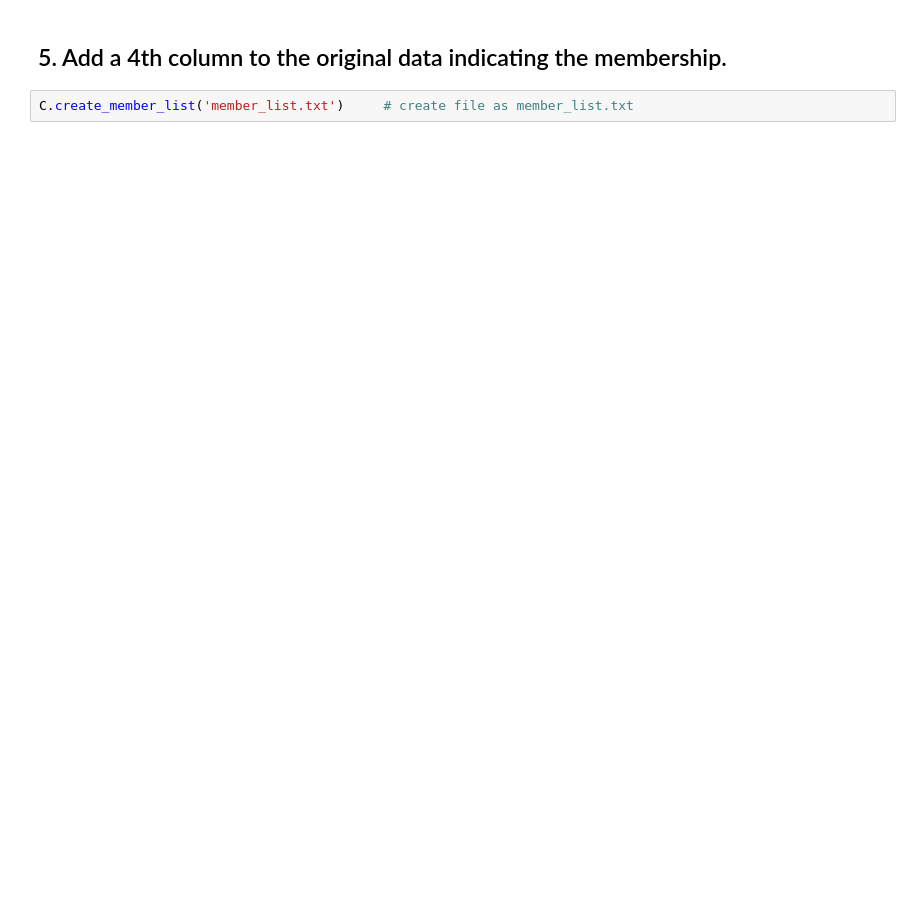
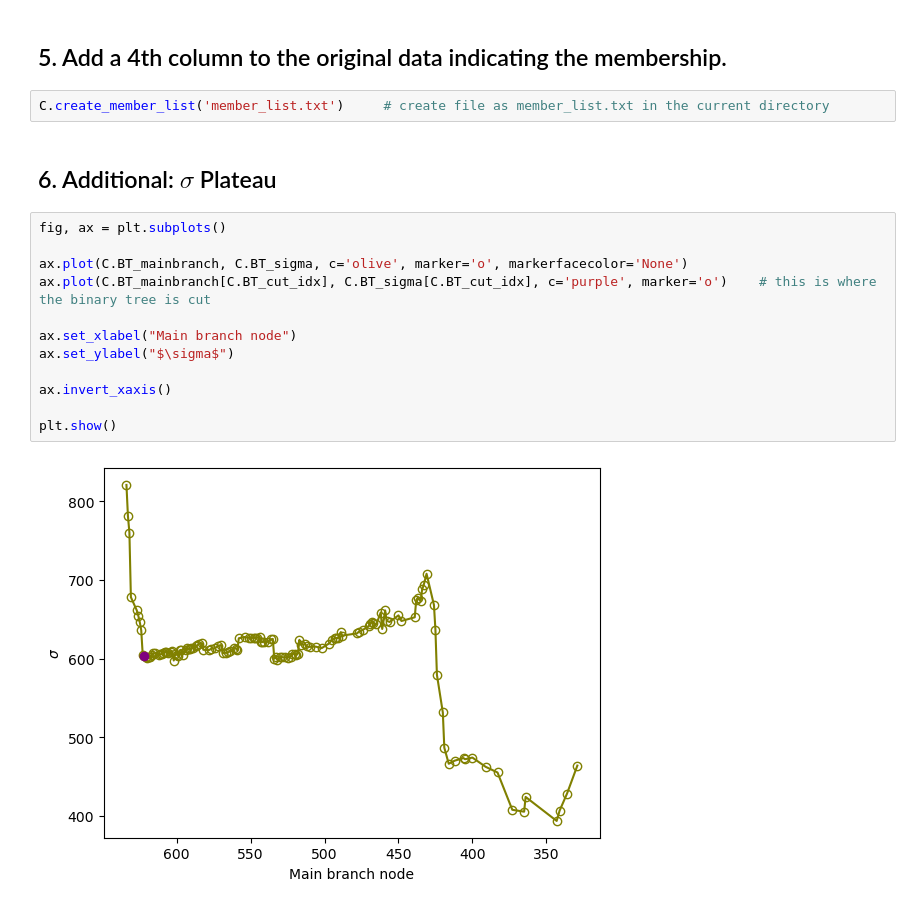
Before and after one commit to woodykang/CausticSNUpy, a Jupyter notebook: example.ipynb, the cells around one changed output. Drawn from its saved outputs; the diff is of its cells as text; blank space fills up the shorter version.

```diff
--- a/example.ipynb
+++ b/example.ipynb
@@ -79,4 +85,20 @@ plt.show()
 # %% [markdown]
 ## 5. Add a 4th column to the original data indicating the membership.
 # %%
-C.create_member_list('member_list.txt')     # create file as member_list.txt
+C.create_member_list('member_list.txt')     # create file as member_list.txt in the current directory
+# %% [markdown]
+## 6. Additional: $\sigma$ Plateau
+# %%
+fig, ax = plt.subplots()
+
+ax.plot(C.BT_mainbranch, C.BT_sigma, c='olive', marker='o', markerfacecolor='None')
+ax.plot(C.BT_mainbranch[C.BT_cut_idx], C.BT_sigma[C.BT_cut_idx], c='purple', marker='o')    # this is where the binary tree is cut
+
+ax.set_xlabel("Main branch node")
+ax.set_ylabel("$\sigma$")
+
+ax.invert_xaxis()
+
+plt.show()
+# %% [output]
+[figure, added]
```
Also changed, not shown: parts of 4 cells of this notebook.
